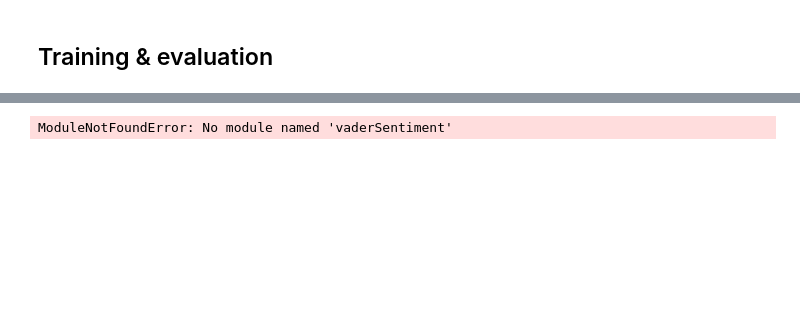
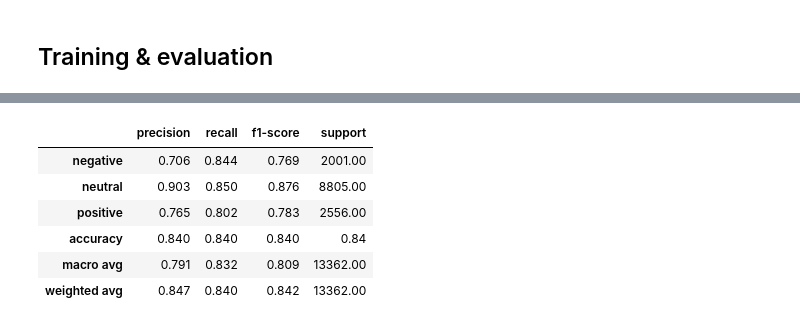
Before and after one commit to deeason7/cfpb_, a Jupyter notebook: notebooks/04_sentiment_training.ipynb, the cells around one changed output, grey strips where cells are left out. Saved outputs shown, nothing was run; the diff lists cells and outputs as text; code cells hidden in the pictures; blank space fills up the shorter version.

```diff
--- a/notebooks/04_sentiment_training.ipynb
+++ b/notebooks/04_sentiment_training.ipynb
@@ -33,4 +40,18 @@ print("Classification Report: \n", pd.DataFrame(report).transpose())
 # %%
-from vaderSentiment.vaderSentiment import SentimentIntensityAnalyzer
+# Load metrics report
+import json
+with open("../outputs/sentiment_accuracy.txt", "r") as f:
+    report = json.load(f)
-# %% [output]
-ModuleNotFoundError: No module named 'vaderSentiment'
+# %%
+# Convert classification report to DataFrame
+report_df = pd.DataFrame(report).T
+report_df = report_df.round(3)
+display(report_df)
+# %% [output]
+|  | precision | recall | f1-score | support |
+| negative | 0.706 | 0.844 | 0.769 | 2001.00 |
+| neutral | 0.903 | 0.850 | 0.876 | 8805.00 |
+| positive | 0.765 | 0.802 | 0.783 | 2556.00 |
+| accuracy | 0.840 | 0.840 | 0.840 | 0.84 |
+| macro avg | 0.791 | 0.832 | 0.809 | 13362.00 |
+| weighted avg | 0.847 | 0.840 | 0.842 | 13362.00 |
```
Also changed, not shown: parts of 5 cells of this notebook, 5 other files.
